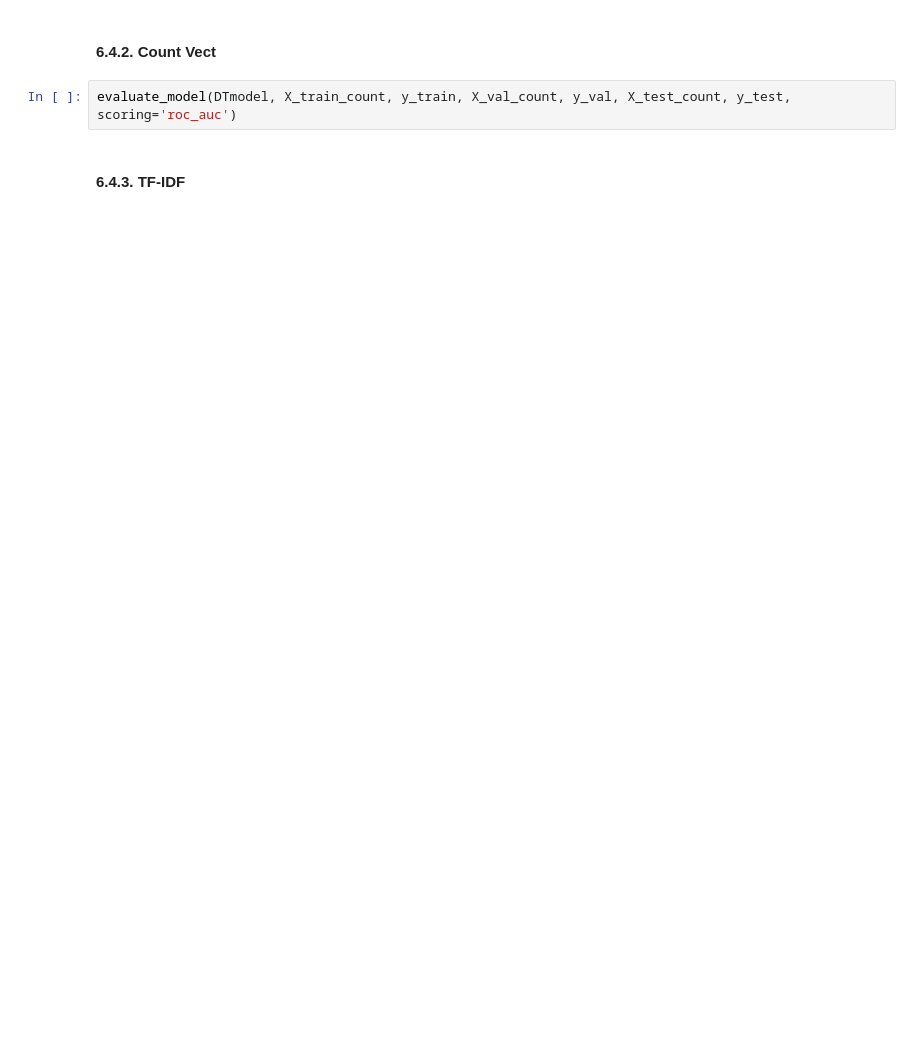
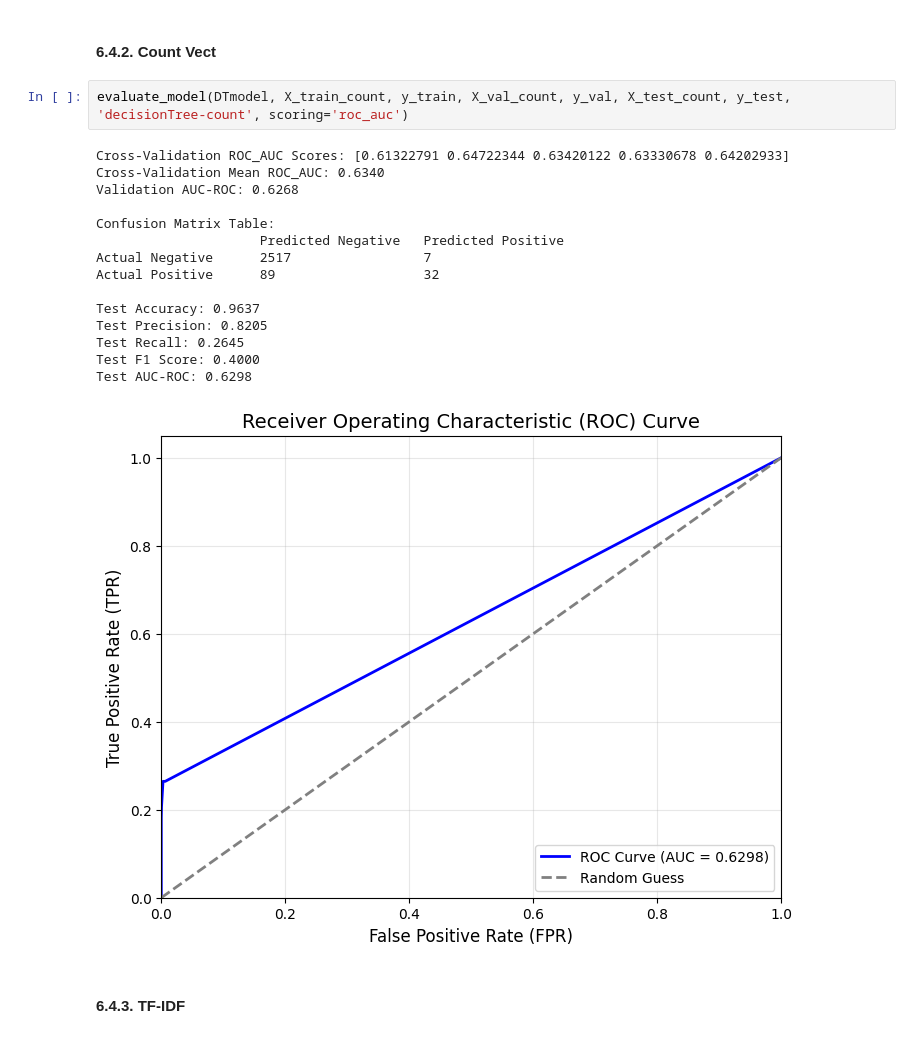
Before and after one commit to undeser/fake-jobs-detection, a Jupyter notebook: notebook.ipynb, the cells around one changed output. Saved outputs shown, nothing was run; the diff lists cells and outputs as text; blank space fills up the shorter version.

```diff
--- a/notebook.ipynb
+++ b/notebook.ipynb
@@ -739,7 +814,23 @@ NameError: name 'evaluate_model' is not defined
 # %% [markdown]
 #### 6.4.2. Count Vect
 # %%
-evaluate_model(DTmodel, X_train_count, y_train, X_val_count, y_val, X_test_count, y_test, scoring='roc_auc')
+evaluate_model(DTmodel, X_train_count, y_train, X_val_count, y_val, X_test_count, y_test, 'decisionTree-count', scoring='roc_auc')
+# %% [output]
+Cross-Validation ROC_AUC Scores: [0.61322791 0.64722344 0.63420122 0.63330678 0.64202933]
+Cross-Validation Mean ROC_AUC: 0.6340
+Validation AUC-ROC: 0.6268
+
+Confusion Matrix Table:
+                     Predicted Negative   Predicted Positive
+Actual Negative      2517                 7
+Actual Positive      89                   32
+
+Test Accuracy: 0.9637
+Test Precision: 0.8205
+Test Recall: 0.2645
+Test F1 Score: 0.4000
+Test AUC-ROC: 0.6298
+[figure, added]
 # %% [markdown]
 #### 6.4.3. TF-IDF
 # %%
```
Also changed, not shown: parts of 27 cells of this notebook.
